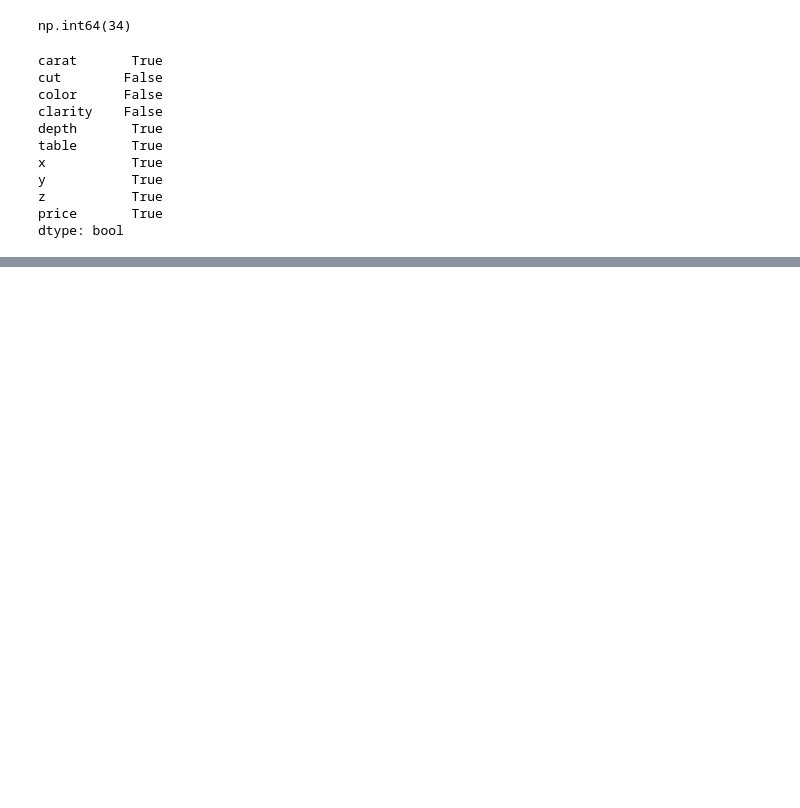
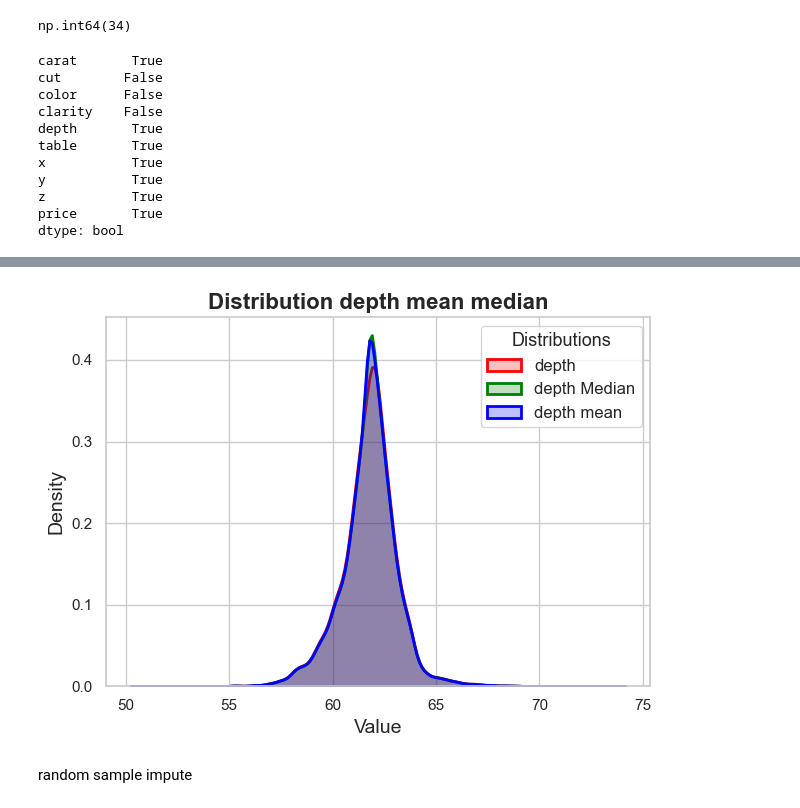
Before and after one commit to Ashokyaganti27/ML-Project, a Jupyter notebook: notebook/EDA.ipynb, the cells around one changed output, grey strips where cells are left out. Drawn from its saved outputs; the diff is of its cells as text; code cells hidden in the pictures; blank space fills up the shorter version.

```diff
--- a/notebook/EDA.ipynb
+++ b/notebook/EDA.ipynb
@@ -85,0 +163,16 @@ dtype: bool
+# %%
+sns.set(style="whitegrid")
+sns.kdeplot(df.depth, label='depth', fill=True, color='red', linewidth=2)
+sns.kdeplot(df.depth_median, label='depth Median', fill=True, color='green', linewidth=2)
+sns.kdeplot(df.depth_mean, label='depth mean', fill=True, color='blue', linewidth=2)
+plt.title('Distribution depth mean median', fontsize=16, weight='bold')
+plt.xlabel('Value', fontsize=14)
+plt.ylabel('Density', fontsize=14)
+plt.legend(title='Distributions', fontsize=12, title_fontsize='13', loc='upper right')
+plt.grid(True)
+plt.tight_layout()
+plt.show()
+# %% [output]
+[figure, added]
+# %% [markdown]
+random sample impute
```
Also changed, not shown: parts of 49 cells of this notebook, 1 other file.
